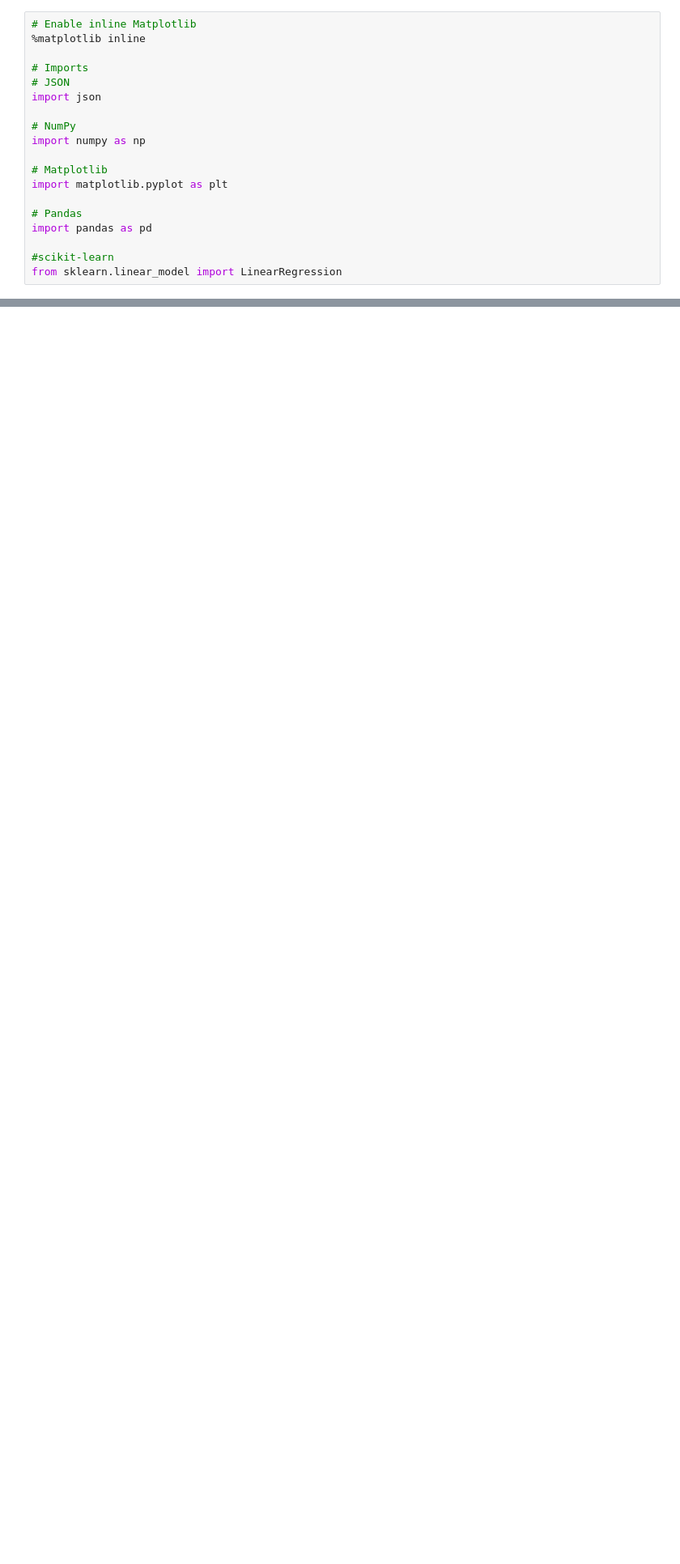
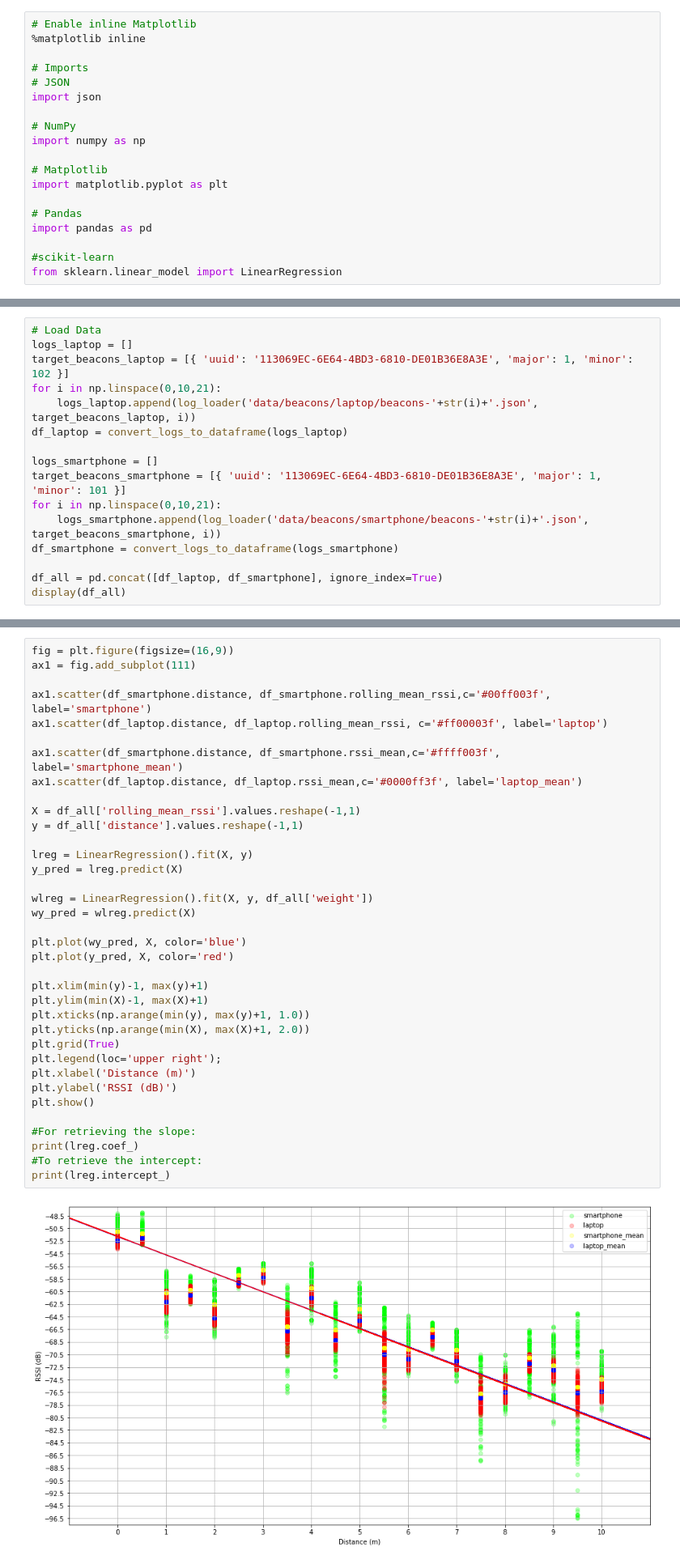
Before and after one commit to YanuX-Framework/YanuX-Cruncher, a Jupyter notebook: Beacons.ipynb, the cells around one changed output, grey strips where cells are left out. Shown at 81% size. Saved outputs shown, nothing was run; the diff lists cells and outputs as text; blank space fills up the shorter version.

Commit message:
- Removed fake beacon data - Added new data that I collected systematically - Loaded the new data and performed some analysis (I also made a few changes to the existing functions)

```diff
--- a/Beacons.ipynb
+++ b/Beacons.ipynb
@@ -136,0 +61,16 @@ array([[1.93242739]])
+# %%
+# Load Data
+logs_laptop = []
+target_beacons_laptop = [{ 'uuid': '113069EC-6E64-4BD3-6810-DE01B36E8A3E', 'major': 1, 'minor': 102 }]
+for i in np.linspace(0,10,21):
+    logs_laptop.append(log_loader('data/beacons/laptop/beacons-'+str(i)+'.json', target_beacons_laptop, i))
+df_laptop = convert_logs_to_dataframe(logs_laptop)
+
+logs_smartphone = []
+target_beacons_smartphone = [{ 'uuid': '113069EC-6E64-4BD3-6810-DE01B36E8A3E', 'major': 1, 'minor': 101 }]
+for i in np.linspace(0,10,21):
+    logs_smartphone.append(log_loader('data/beacons/smartphone/beacons-'+str(i)+'.json', target_beacons_smartphone, i))
+df_smartphone = convert_logs_to_dataframe(logs_smartphone)
+
+df_all = pd.concat([df_laptop, df_smartphone], ignore_index=True)
+display(df_all)
@@ -136,0 +96,38 @@ array([[1.93242739]])
+# %%
+fig = plt.figure(figsize=(16,9))
+ax1 = fig.add_subplot(111)
+
+ax1.scatter(df_smartphone.distance, df_smartphone.rolling_mean_rssi,c='#00ff003f', label='smartphone')
+ax1.scatter(df_laptop.distance, df_laptop.rolling_mean_rssi, c='#ff00003f', label='laptop')
+
+ax1.scatter(df_smartphone.distance, df_smartphone.rssi_mean,c='#ffff003f', label='smartphone_mean')
+ax1.scatter(df_laptop.distance, df_laptop.rssi_mean,c='#0000ff3f', label='laptop_mean')
+
+X = df_all['rolling_mean_rssi'].values.reshape(-1,1)
+y = df_all['distance'].values.reshape(-1,1)
+
+lreg = LinearRegression().fit(X, y)
+y_pred = lreg.predict(X)
+
+wlreg = LinearRegression().fit(X, y, df_all['weight'])
+wy_pred = wlreg.predict(X)
+
+plt.plot(wy_pred, X, color='blue')
+plt.plot(y_pred, X, color='red')
+
+plt.xlim(min(y)-1, max(y)+1)
+plt.ylim(min(X)-1, max(X)+1)
+plt.xticks(np.arange(min(y), max(y)+1, 1.0))
+plt.yticks(np.arange(min(X), max(X)+1, 2.0))
+plt.grid(True)
+plt.legend(loc='upper right');
+plt.xlabel('Distance (m)')
+plt.ylabel('RSSI (dB)')
+plt.show()
+
+#For retrieving the slope:
+print(lreg.coef_)
+#To retrieve the intercept:
+print(lreg.intercept_)
+# %% [output]
+[figure, added]
```
Also changed, not shown: parts of 7 cells of this notebook, 48 other files.
